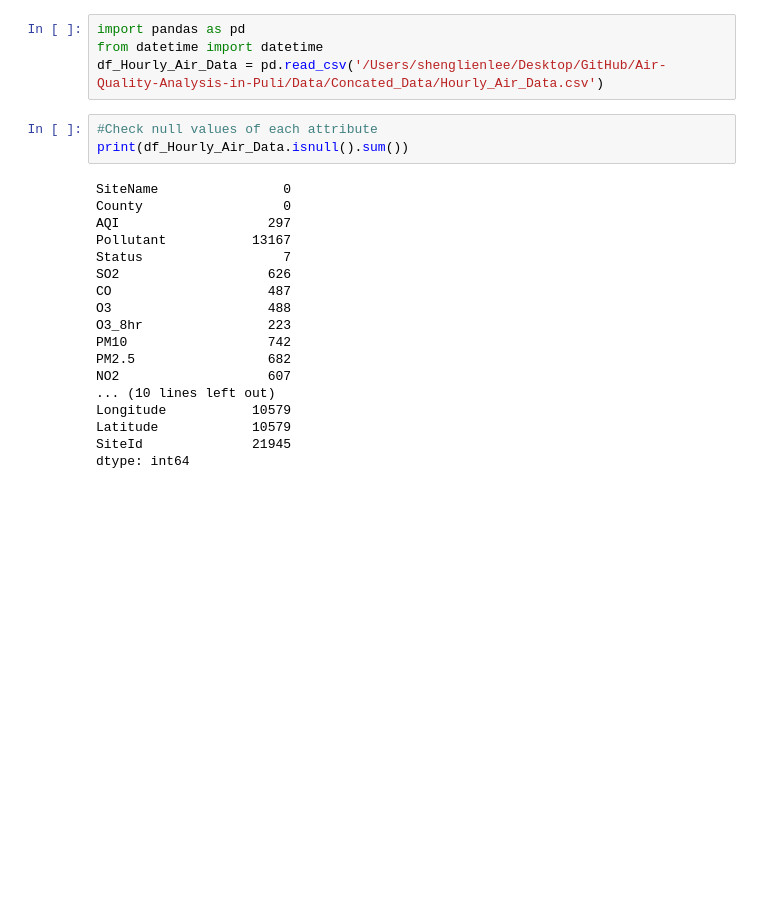
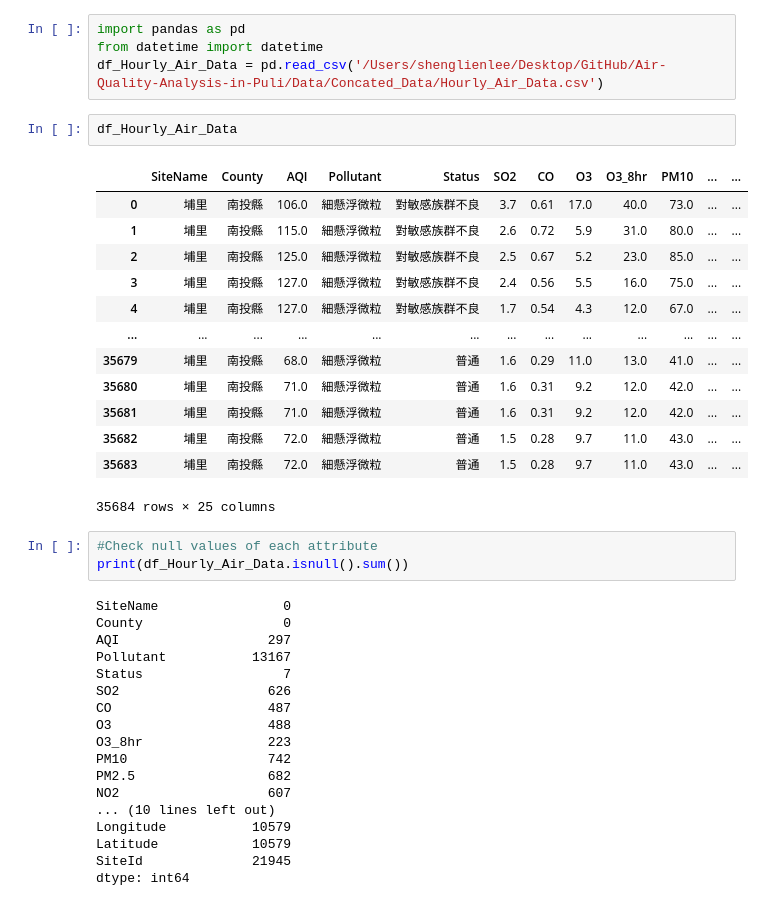
Before and after one commit to William-07/Air-Quality-Analysis-in-Puli, a Jupyter notebook: Code/Preprocessing_DM.ipynb, the cells around one changed output. Cells and saved outputs as stored; diff of their text form; blank space fills up the shorter version.

```diff
--- a/Code/Preprocessing_DM.ipynb
+++ b/Code/Preprocessing_DM.ipynb
@@ -2,6 +2,22 @@
 import pandas as pd
 from datetime import datetime
 df_Hourly_Air_Data = pd.read_csv('/Users/shenglienlee/Desktop/GitHub/Air-Quality-Analysis-in-Puli/Data/Concated_Data/Hourly_Air_Data.csv')
+# %%
+df_Hourly_Air_Data
+# %% [output]
+|  | SiteName | County | AQI | Pollutant | Status | SO2 | CO | O3 | O3_8hr | PM10 | ... | ... |
+| 0 | 埔里 | 南投縣 | 106.0 | 細懸浮微粒 | 對敏感族群不良 | 3.7 | 0.61 | 17.0 | 40.0 | 73.0 | ... | ... |
+| 1 | 埔里 | 南投縣 | 115.0 | 細懸浮微粒 | 對敏感族群不良 | 2.6 | 0.72 | 5.9 | 31.0 | 80.0 | ... | ... |
+| 2 | 埔里 | 南投縣 | 125.0 | 細懸浮微粒 | 對敏感族群不良 | 2.5 | 0.67 | 5.2 | 23.0 | 85.0 | ... | ... |
+| 3 | 埔里 | 南投縣 | 127.0 | 細懸浮微粒 | 對敏感族群不良 | 2.4 | 0.56 | 5.5 | 16.0 | 75.0 | ... | ... |
+| 4 | 埔里 | 南投縣 | 127.0 | 細懸浮微粒 | 對敏感族群不良 | 1.7 | 0.54 | 4.3 | 12.0 | 67.0 | ... | ... |
+| ... | ... | ... | ... | ... | ... | ... | ... | ... | ... | ... | ... | ... |
+| 35679 | 埔里 | 南投縣 | 68.0 | 細懸浮微粒 | 普通 | 1.6 | 0.29 | 11.0 | 13.0 | 41.0 | ... | ... |
+| 35680 | 埔里 | 南投縣 | 71.0 | 細懸浮微粒 | 普通 | 1.6 | 0.31 | 9.2 | 12.0 | 42.0 | ... | ... |
+| 35681 | 埔里 | 南投縣 | 71.0 | 細懸浮微粒 | 普通 | 1.6 | 0.31 | 9.2 | 12.0 | 42.0 | ... | ... |
+| 35682 | 埔里 | 南投縣 | 72.0 | 細懸浮微粒 | 普通 | 1.5 | 0.28 | 9.7 | 11.0 | 43.0 | ... | ... |
+| 35683 | 埔里 | 南投縣 | 72.0 | 細懸浮微粒 | 普通 | 1.5 | 0.28 | 9.7 | 11.0 | 43.0 | ... | ... |
+35684 rows × 25 columns
 # %%
 #Check null values of each attribute
 print(df_Hourly_Air_Data.isnull().sum())
```
Also changed, not shown: parts of 13 cells of this notebook, 6 other files.
